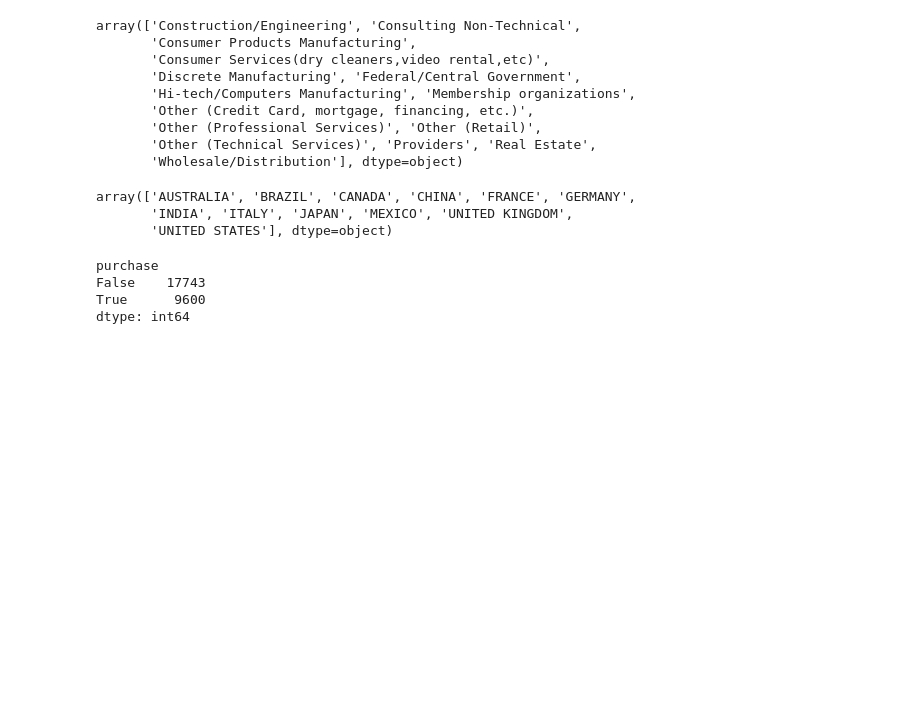
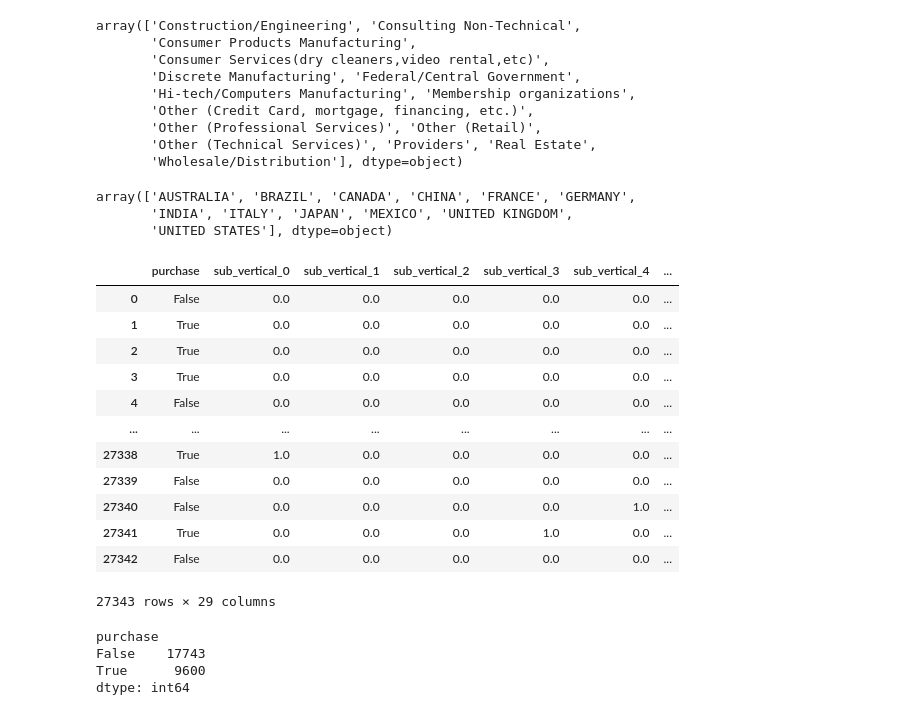
Before and after one commit to vzhovtan/data_science_modeling, a Jupyter notebook: code.ipynb, the cells around one changed output. Saved outputs shown, nothing was run; the diff lists cells and outputs as text; code cells hidden in the pictures; blank space fills up the shorter version.

```diff
--- a/code.ipynb
+++ b/code.ipynb
@@ -221,3 +225,19 @@ data = ds.astype({'bookings': 'float64'})
+# %%
+data
+# %% [output]
+|  | purchase | sub_vertical_0 | sub_vertical_1 | sub_vertical_2 | sub_vertical_3 | sub_vertical_4 | ... |
+| 0 | False | 0.0 | 0.0 | 0.0 | 0.0 | 0.0 | ... |
+| 1 | True | 0.0 | 0.0 | 0.0 | 0.0 | 0.0 | ... |
+| 2 | True | 0.0 | 0.0 | 0.0 | 0.0 | 0.0 | ... |
+| 3 | True | 0.0 | 0.0 | 0.0 | 0.0 | 0.0 | ... |
+| 4 | False | 0.0 | 0.0 | 0.0 | 0.0 | 0.0 | ... |
+| ... | ... | ... | ... | ... | ... | ... | ... |
+| 27338 | True | 1.0 | 0.0 | 0.0 | 0.0 | 0.0 | ... |
+| 27339 | False | 0.0 | 0.0 | 0.0 | 0.0 | 0.0 | ... |
+| 27340 | False | 0.0 | 0.0 | 0.0 | 0.0 | 1.0 | ... |
+| 27341 | True | 0.0 | 0.0 | 0.0 | 1.0 | 0.0 | ... |
+| 27342 | False | 0.0 | 0.0 | 0.0 | 0.0 | 0.0 | ... |
+27343 rows × 29 columns
 # %%
 data.groupby("purchase").size()
 # %% [output]
```
Also changed, not shown: parts of 16 cells of this notebook, 1 other file.
